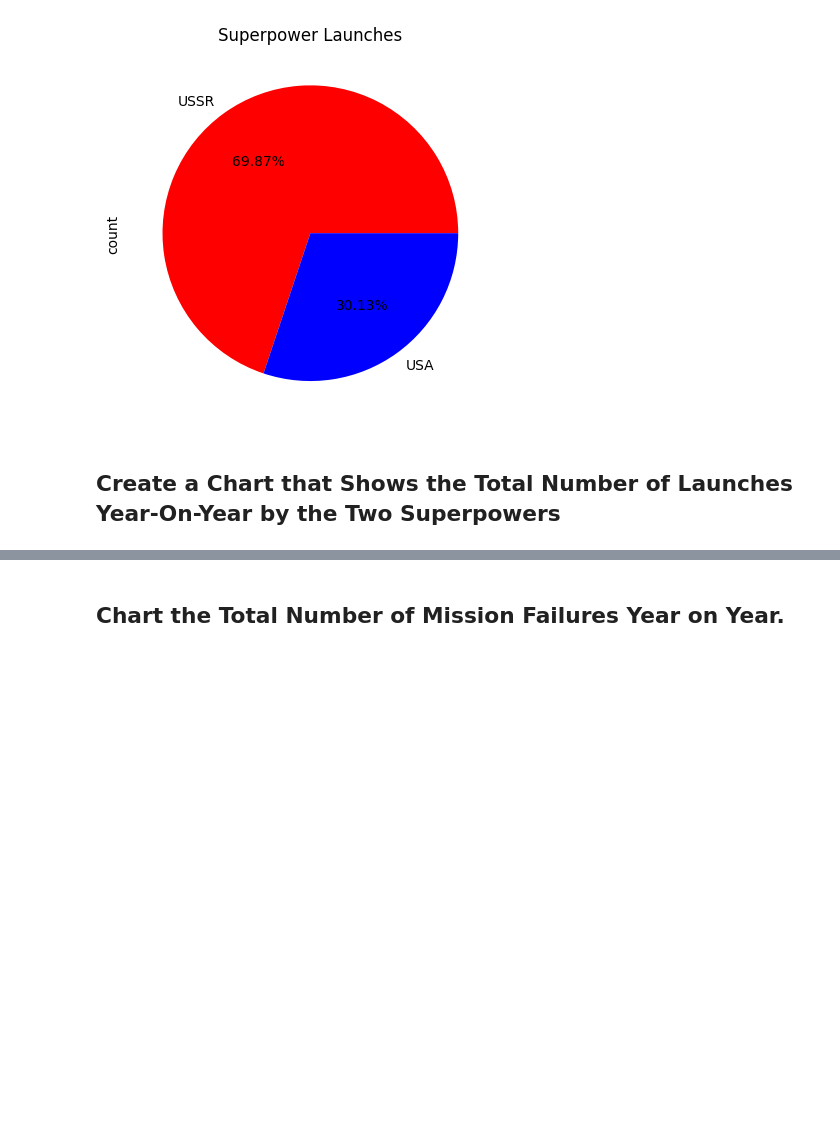
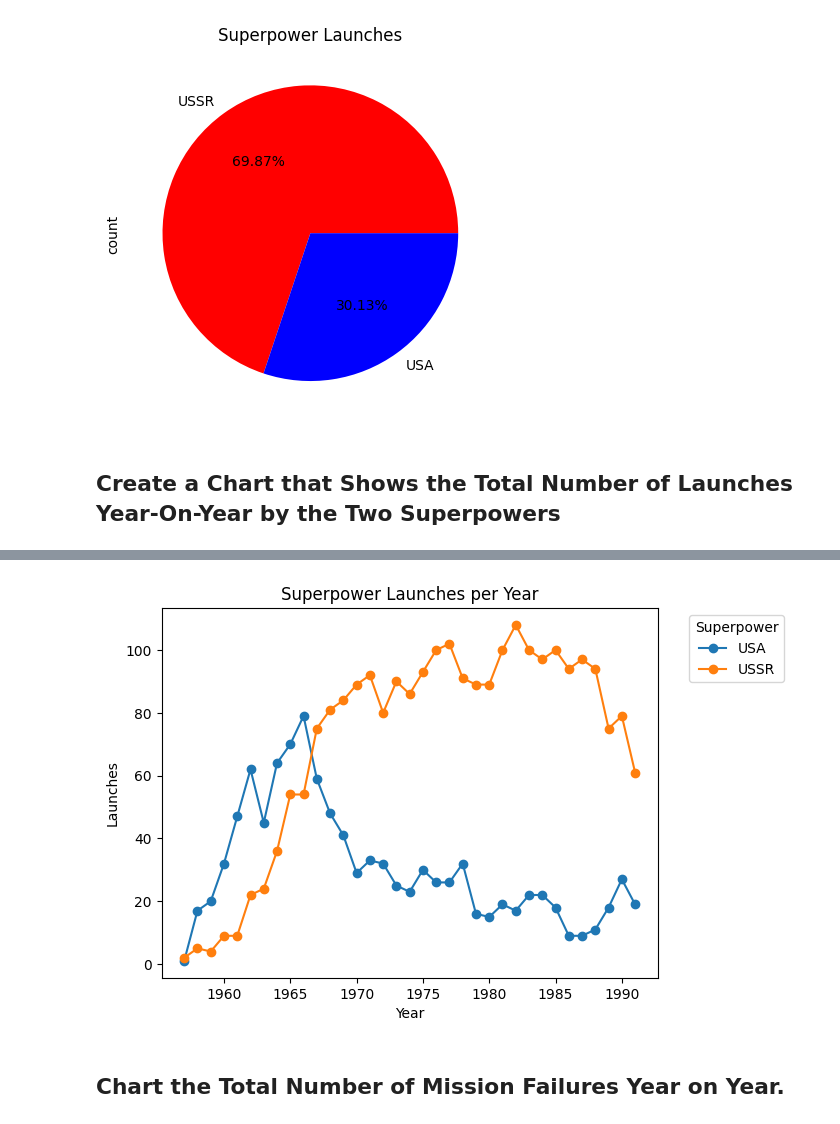
Before and after one commit to johnpapwinter/space-race-data-analysis, a Jupyter notebook: Space_Missions_Analysis.ipynb, the cells around one changed output, grey strips where cells are left out. Cells and saved outputs as stored; diff of their text form; code cells hidden in the pictures; blank space fills up the shorter version.

Commit message:
year on year superpower launches

```diff
--- a/Space_Missions_Analysis.ipynb
+++ b/Space_Missions_Analysis.ipynb
@@ -801,3 +801,7 @@ df_cold_war_countries['location'].value_counts().iloc[:2].plot(kind='pie',
 [figure]
 # %% [markdown]
 ## Create a Chart that Shows the Total Number of Launches Year-On-Year by the Two Superpowers
+# %%
+superpowers = df_cold_war_countries['location'].value_counts().sort_values(ascending=False).iloc[:2].index
+df_superpowers = df_cold_war_countries[df_cold_war_countries['location'].isin(superpowers)]
+df_superpowers.head()
@@ -804,3 +815,18 @@ df_cold_war_countries['location'].value_counts().iloc[:2].plot(kind='pie',
+# %%
+df_superpowers = df_superpowers.copy()
+df_superpowers['year'] = pd.to_datetime(df_superpowers['date']).dt.year
+# %%
+superpower_years = df_superpowers.groupby(['date', 'location']).size().reset_index(name='count')
+pivot_superpower_years = superpower_years.pivot(index='date', columns='location', values='count').fillna(0)
+# %%
+pivot_superpower_years.plot(kind='line', marker='o')
+plt.xlabel('Year')
+plt.ylabel('Launches')
+plt.title('Superpower Launches per Year')
+plt.legend(title='Superpower', bbox_to_anchor=(1.05, 1), loc='upper left')
+plt.show()
+# %% [output]
+[figure, added]
 # %% [markdown]
 ## Chart the Total Number of Mission Failures Year on Year.
 # %% [markdown]
```
Also changed, not shown: parts of 1 cell of this notebook.
